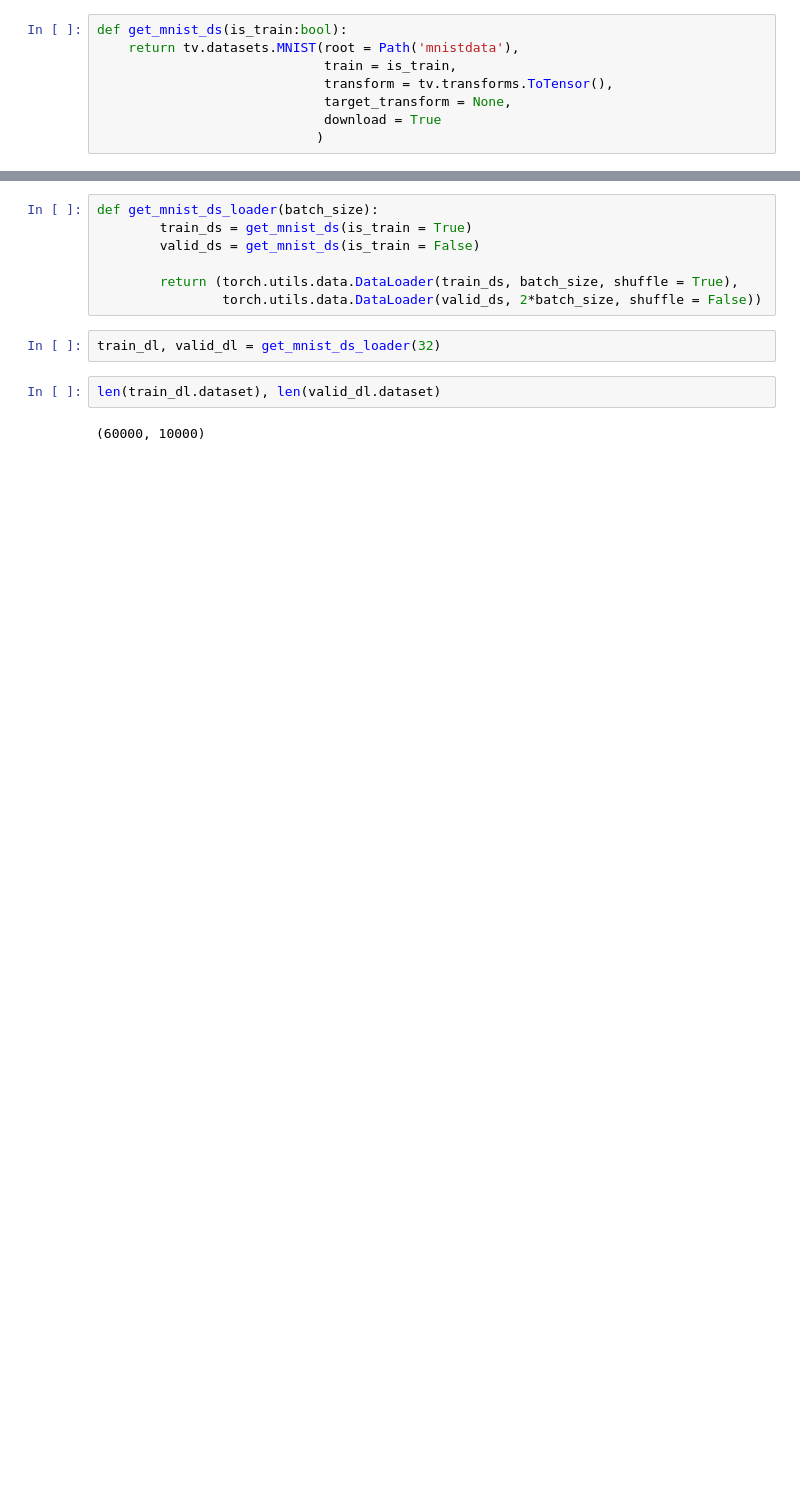
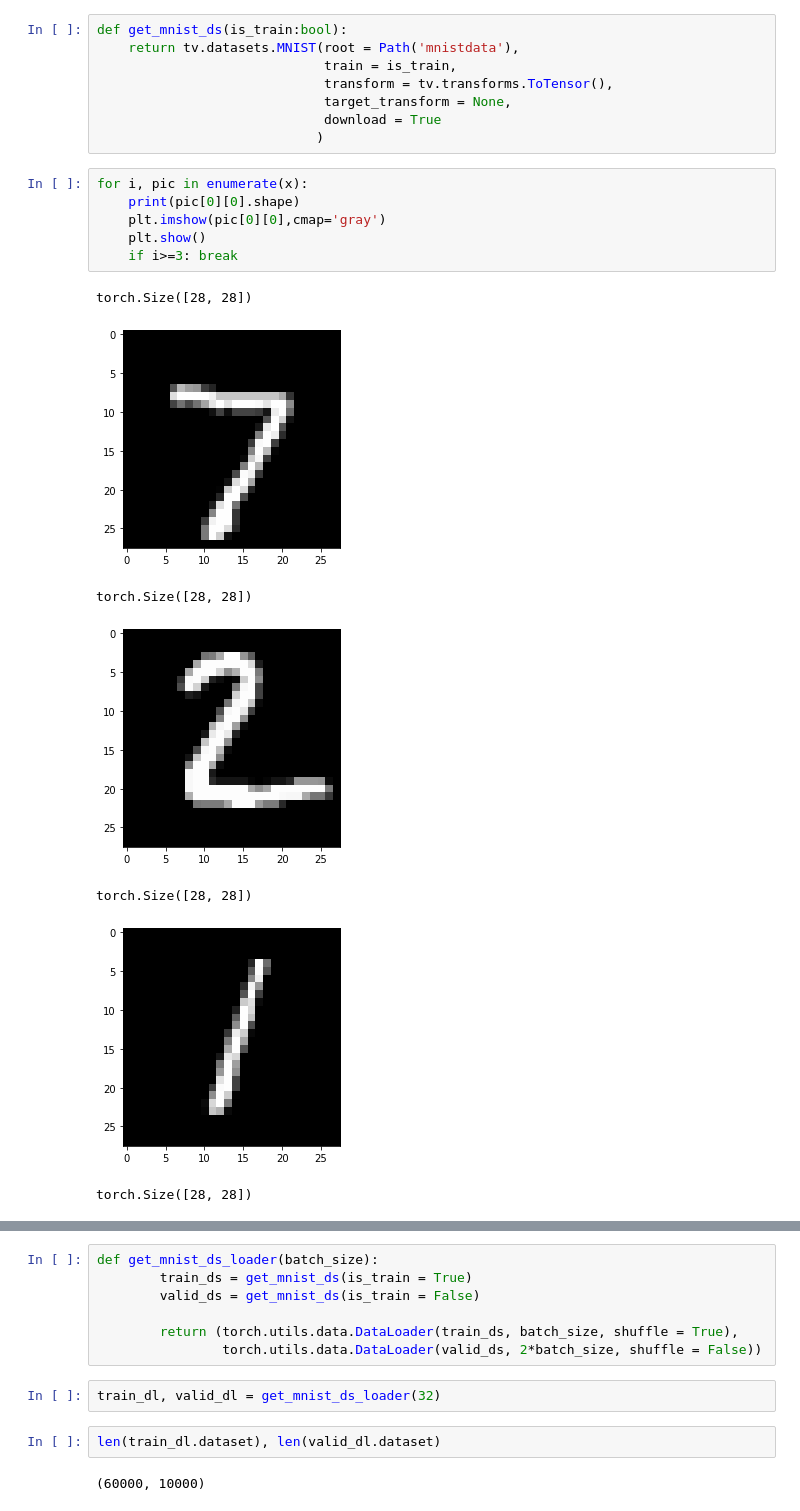
Before and after one commit to amareyah/MaxinAI_Education, a Jupyter notebook: lecture_13_unsupervised_ml_my_imple.ipynb, the cells around one changed output, grey strips where cells are left out. Saved outputs shown, nothing was run; the diff lists cells and outputs as text; blank space fills up the shorter version.

```diff
--- a/lecture_13_unsupervised_ml_my_imple.ipynb
+++ b/lecture_13_unsupervised_ml_my_imple.ipynb
@@ -13,3 +16,17 @@ def get_mnist_ds(is_train:bool):
                              target_transform = None,
                              download = True
                             )
+# %%
+for i, pic in enumerate(x):
+    print(pic[0][0].shape)
+    plt.imshow(pic[0][0],cmap='gray')
+    plt.show()
+    if i>=3: break
+# %% [output]
+torch.Size([28, 28])
+[figure, added]
+torch.Size([28, 28])
+[figure, added]
+torch.Size([28, 28])
+[figure, added]
+torch.Size([28, 28])
```
Also changed, not shown: parts of 4 cells of this notebook.
